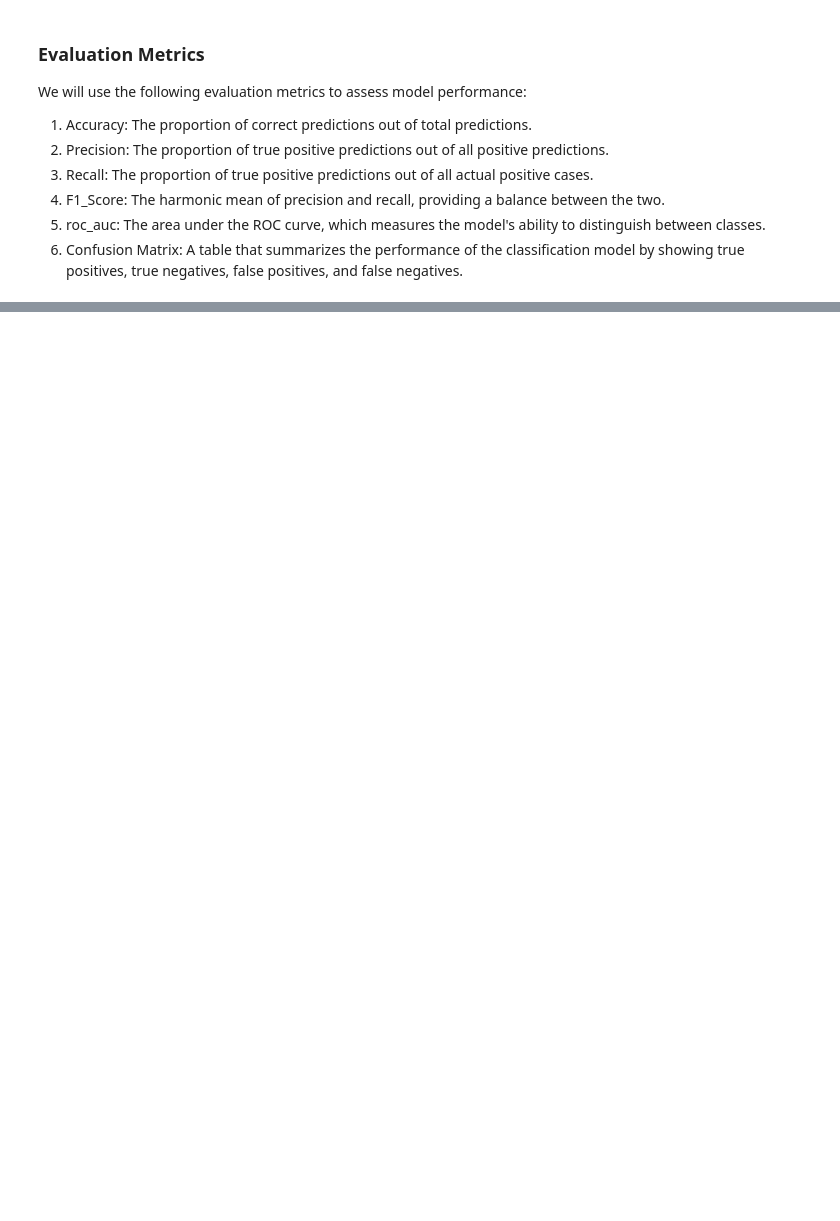
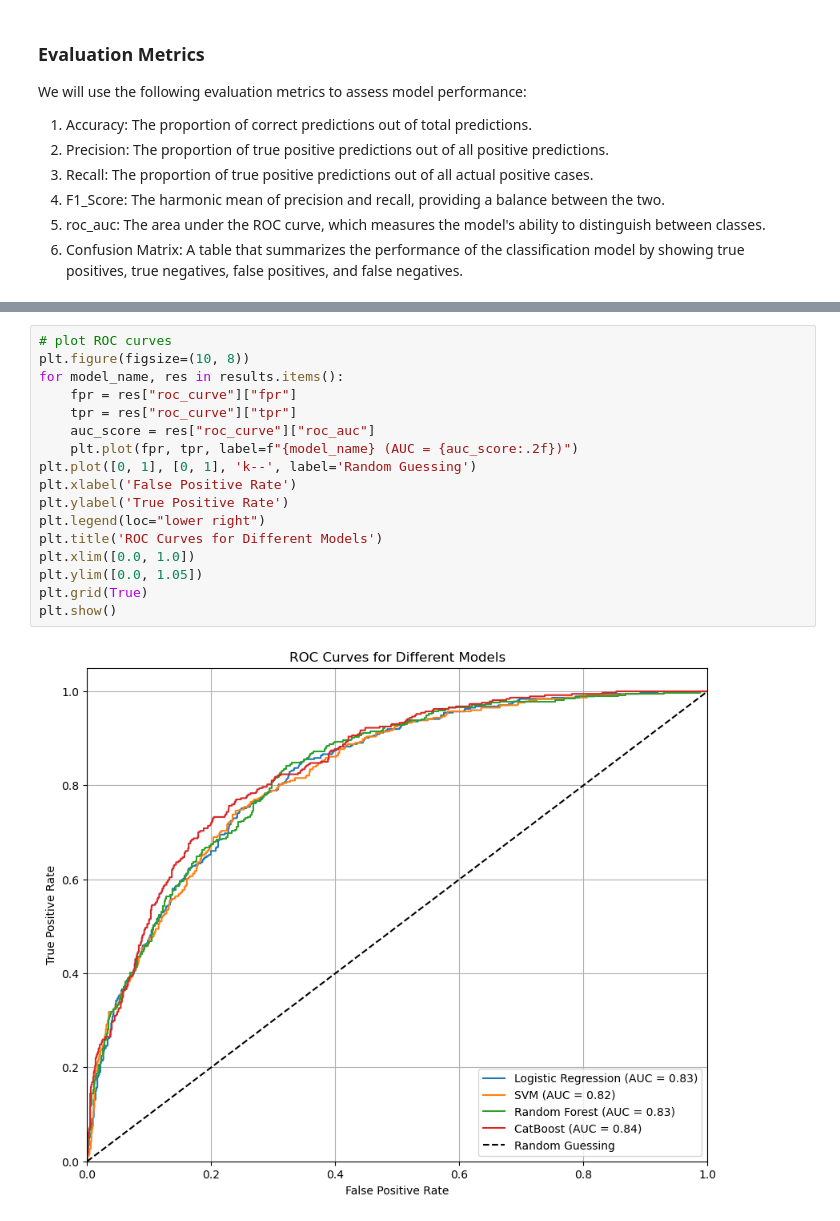
Before and after one commit to devmarkpro/telco-customer-churn-ml-project, a Jupyter notebook: customer_churn_prediction_model_comparison.ipynb, the cells around one changed output, grey strips where cells are left out. Drawn from its saved outputs; the diff is of its cells as text; blank space fills up the shorter version.

```diff
--- a/customer_churn_prediction_model_comparison.ipynb
+++ b/customer_churn_prediction_model_comparison.ipynb
@@ -1378,0 +1110,19 @@ Best parameters for Logistic Regression: {'C': 10}
+# %%
+# plot ROC curves
+plt.figure(figsize=(10, 8))
+for model_name, res in results.items():
+    fpr = res["roc_curve"]["fpr"]
+    tpr = res["roc_curve"]["tpr"]
+    auc_score = res["roc_curve"]["roc_auc"]
+    plt.plot(fpr, tpr, label=f"{model_name} (AUC = {auc_score:.2f})")
+plt.plot([0, 1], [0, 1], 'k--', label='Random Guessing')
+plt.xlabel('False Positive Rate')
+plt.ylabel('True Positive Rate')
+plt.legend(loc="lower right")
+plt.title('ROC Curves for Different Models')
+plt.xlim([0.0, 1.0])
+plt.ylim([0.0, 1.05])
+plt.grid(True)
+plt.show()
+# %% [output]
+[figure, added]
```
Also changed, not shown: parts of 102 cells of this notebook, 19 other files.
